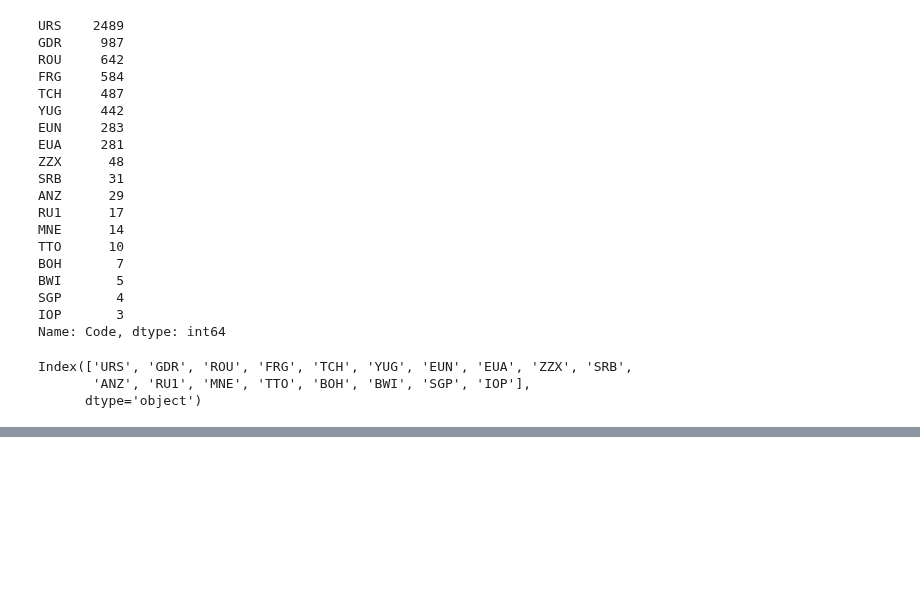
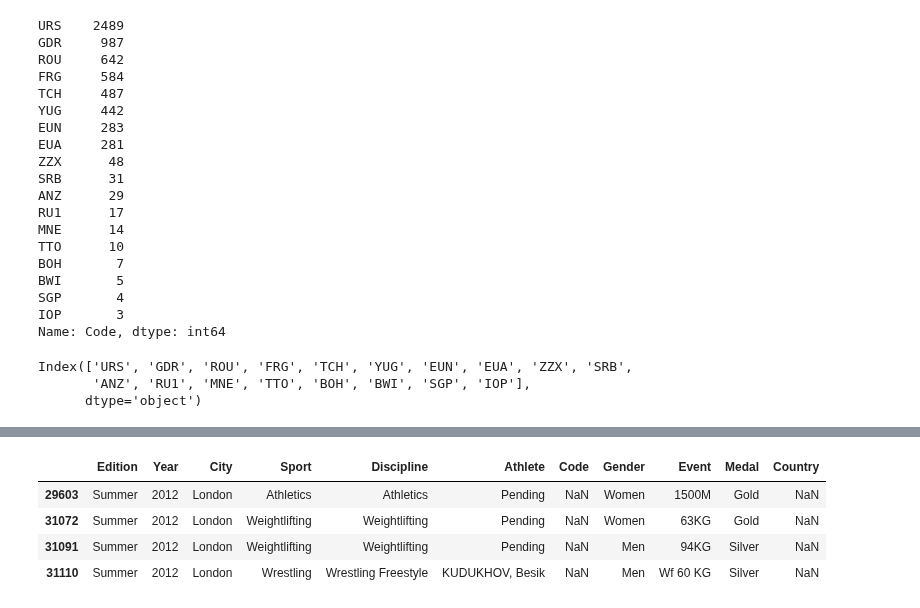
Before and after one commit to marb61a/Data-Science-Projects, a Jupyter notebook: Olympic Games Project/Olympic-Games.ipynb, the cells around one changed output, grey strips where cells are left out. Saved outputs shown, nothing was run; the diff lists cells and outputs as text; code cells hidden in the pictures; blank space fills up the shorter version.

```diff
--- a/Olympic Games Project/Olympic-Games.ipynb
+++ b/Olympic Games Project/Olympic-Games.ipynb
@@ -311,0 +391,9 @@ mapper = pd.Series(index=old_c, name="Country", data=["Soviet Union", "East Germ
+# %%
+# There are still some values missing as can be seen above
+olympics[olympics.Code.isna()]
+# %% [output]
+|  | Edition | Year | City | Sport | Discipline | Athlete | Code | Gender | Event | Medal | Country |
+| 29603 | Summer | 2012 | London | Athletics | Athletics | Pending | NaN | Women | 1500M | Gold | NaN |
+| 31072 | Summer | 2012 | London | Weightlifting | Weightlifting | Pending | NaN | Women | 63KG | Gold | NaN |
+| 31091 | Summer | 2012 | London | Weightlifting | Weightlifting | Pending | NaN | Men | 94KG | Silver | NaN |
+| 31110 | Summer | 2012 | London | Wrestling | Wrestling Freestyle | KUDUKHOV, Besik | NaN | Men | Wf 60 KG | Silver | NaN |
```
Also changed, not shown: parts of 10 cells of this notebook.
